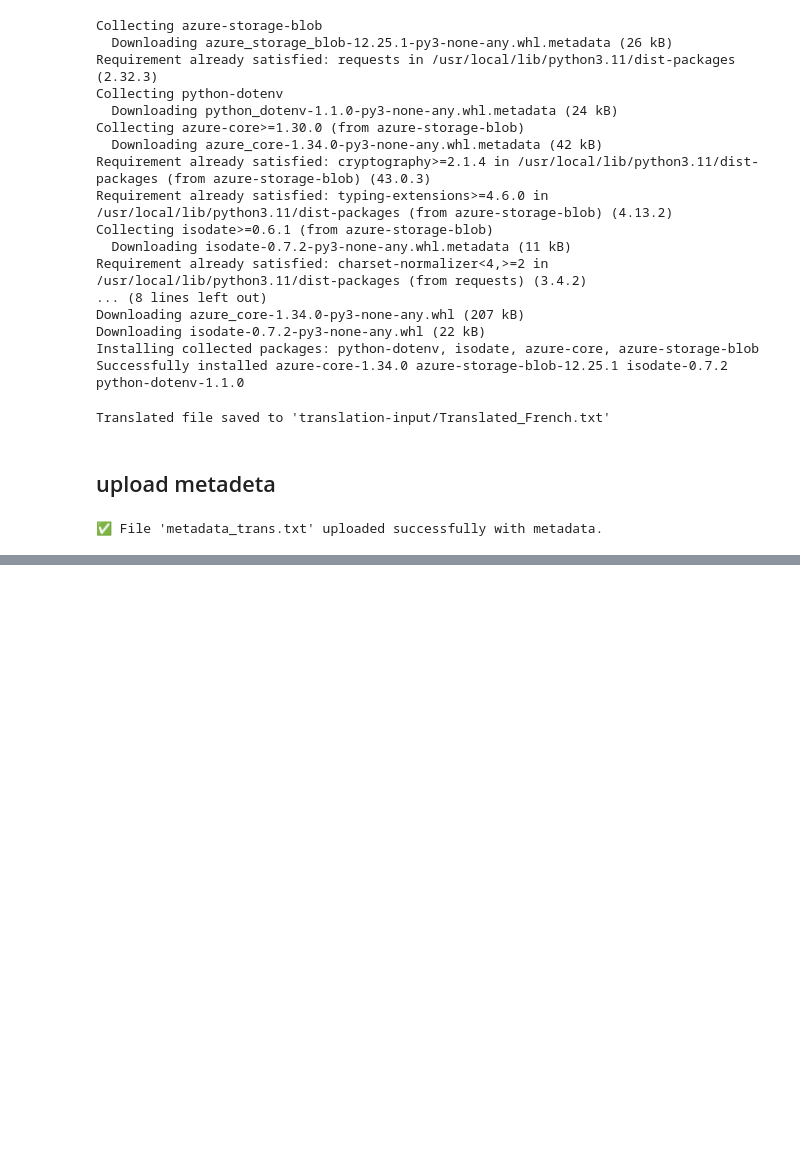
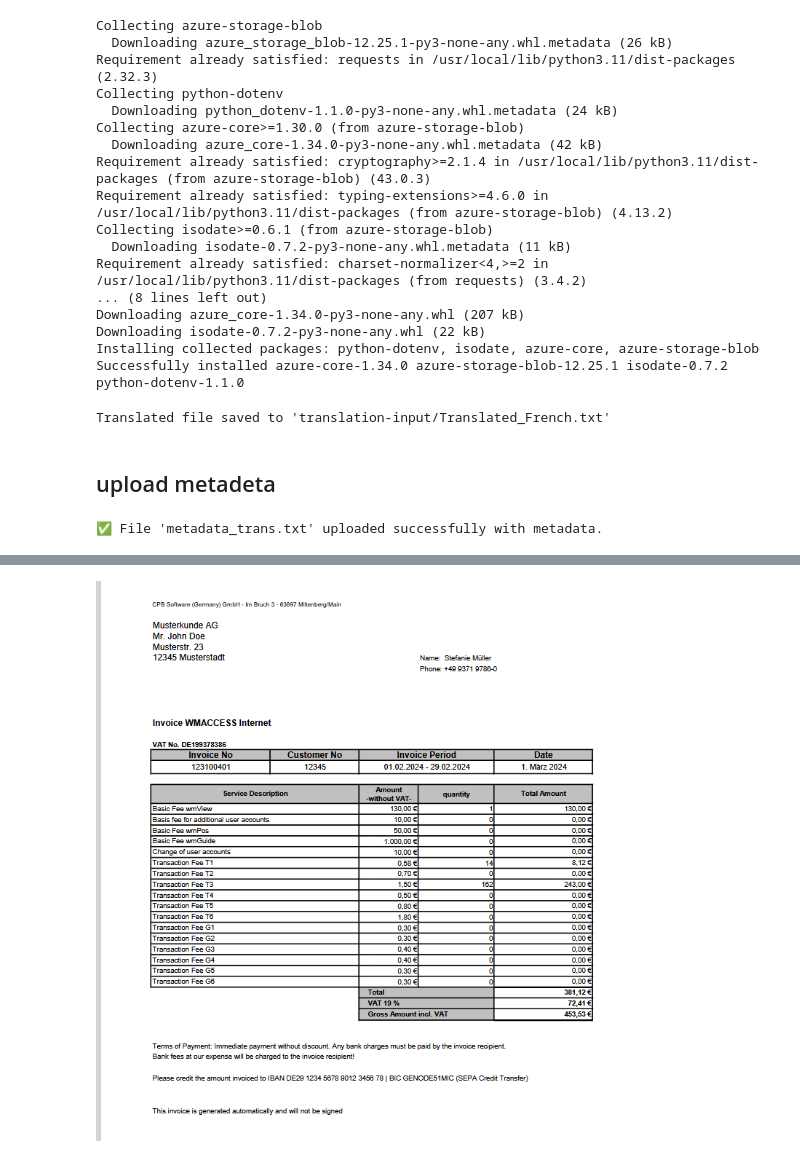
Before and after one commit to abhianand3120/capgemini_projects, a Jupyter notebook: OCR_AzureDocIntelligence (2).ipynb, the cells around one changed output, grey strips where cells are left out. Cells and saved outputs as stored; diff of their text form; code cells hidden in the pictures; blank space fills up the shorter version.

```diff
--- a/OCR_AzureDocIntelligence (2).ipynb
+++ b/OCR_AzureDocIntelligence (2).ipynb
@@ -420,0 +440,79 @@ print(f"✅ File '{BLOB_NAME}' uploaded successfully with metadata.")
+# %%
+from mistralai import Mistral
+from PIL import Image
+from google.colab import files
+import base64
+import io
+import IPython.display as display
+
+# Upload multiple handwritten images
+def upload_handwritten_images():
+    print("Please upload one or more handwritten images to process with Mistral OCR:")
+    uploaded = files.upload()
+
+    image_paths = []
+    image_objects = []
+
+    for filename in uploaded.keys():
+        image = Image.open(io.BytesIO(uploaded[filename]))
+        path = f"/content/{filename}"
+        image.save(path)
+        image_paths.append(path)
+        image_objects.append(image)
+
+    return image_objects, image_paths
+
+# Encode image to base64
+def encode_image(image_path):
+    try:
+        with open(image_path, "rb") as image_file:
+            return base64.b64encode(image_file.read()).decode("utf-8")
+    except Exception as e:
+        print(f"Error encoding image: {e}")
+        return None
+
+# Extract text using Mistral OCR
+def get_mistral_ocr_text(api_key, image_path):
+    base64_image = encode_image(image_path)
+    if base64_image is None:
+        return None
+
+    try:
+        client = Mistral(api_key=api_key)
+        response = client.ocr.process(
+            model="mistral-ocr-latest",
+            include_image_base64=True,
+            document={
+                "type": "image_url",
+                "image_url": f"embedded-picture"
+            }
+        )
+        return "\n".join(page.markdown for page in response.pages)
+    except Exception as e:
+        print(f"Error in Mistral OCR: {e}")
+        return None
+
+# Main execution
+def main():
+    API_KEY = "WTRLJObkMjgcbXQYKzznKdYYjhQb3mGd"
+    print("Starting Mistral OCR for Multiple Images")
+    print("-" * 60)
+
+    images, image_paths = upload_handwritten_images()
+    if not image_paths:
+        return
+
+    for i, (img, path) in enumerate(zip(images, image_paths), 1):
+        print(f"\n--- Image {i} ---")
+        display.display(img)
+
+        mistral_text = get_mistral_ocr_text(API_KEY, path)
+        print(f"--- OCR Result {i} ---")
+        if mistral_text:
+            print(mistral_text)
+        else:
+            print("Failed to extract text with Mistral.")
+
+if __name__ == "__main__":
+    main()
+# %% [output]
@@ -420,0 +528 @@ print(f"✅ File '{BLOB_NAME}' uploaded successfully with metadata.")
+[figure, added]
```
Also changed, not shown: parts of 3 cells of this notebook.
